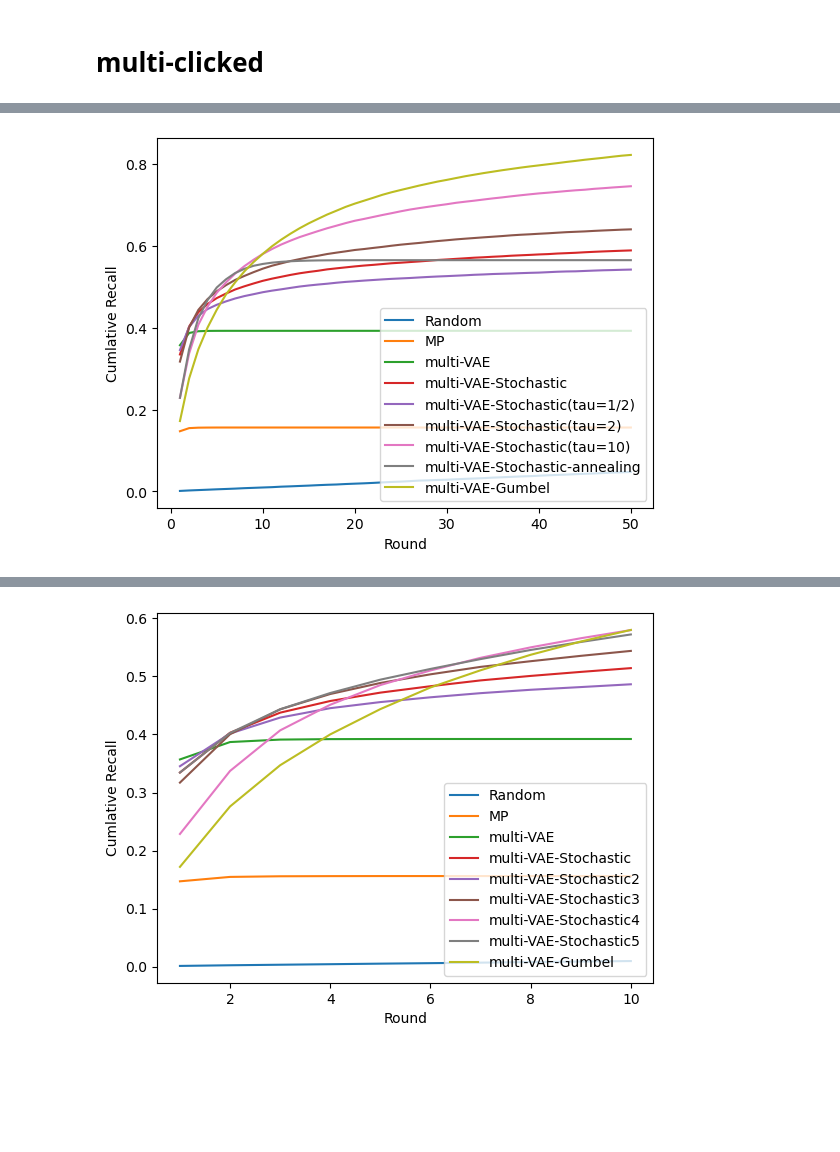
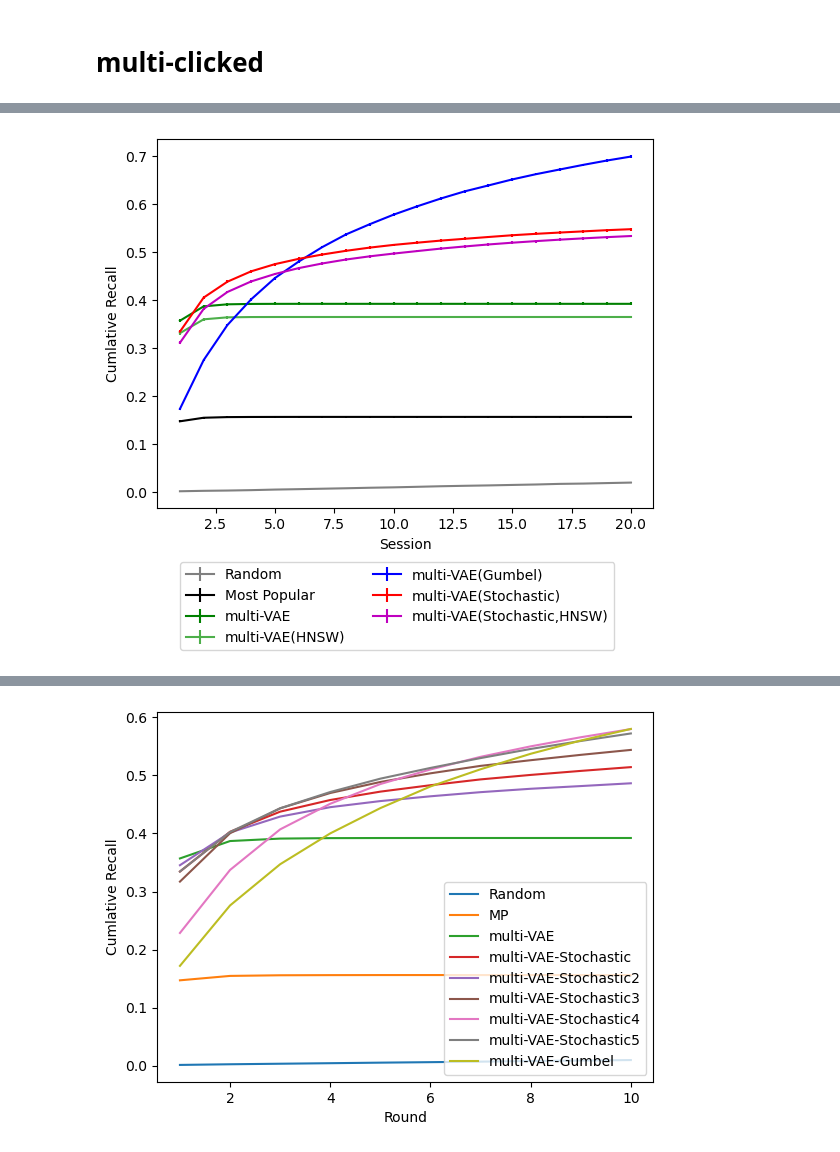
Before and after one commit to h-cno/vae-cf-pytorch, a Jupyter notebook: run-expectation.ipynb, the cells around one changed output, grey strips where cells are left out. Saved outputs shown, nothing was run; the diff lists cells and outputs as text; code cells hidden in the pictures; blank space fills up the shorter version.

```diff
--- a/run-expectation.ipynb
+++ b/run-expectation.ipynb
@@ -35,8 +36,8 @@ torch.manual_seed(seed)
 # %% [output]
 <torch._C.Generator at 0x...>
 # %%
-device= torch.device("cuda")
-# device = torch.device("cpu")
+# device= torch.device("cuda")
+device = torch.device("cpu")
 # %%
 # Load Data
 loader = data.DataLoader('ml-20m')
@@ -3979,28 +3945,63 @@ def evaluate_multi_rec(data_tr, data_te, n_sampling=1, n_rec=1, K=20):
 
     return methods_dic, users_dic
 # %%
-import matplotlib.pyplot as plt
-%matplotlib inline
+f_do_eval = False
+# f_do_eval = True
 
-Nrec= 50
+Nrec= 20
 K = 20
 Nsampling = 10
 
-methods_dic, users_dic = evaluate_multi_rec(test_data_tr, test_data_te, n_sampling=Nsampling, n_rec=Nrec, K=K)
+RESULT_SAVE_PATH = 'results/multi-clicked-K{}-NRec{}'.format(K, Nrec)
 
-n_test_users = users_dic['n_users']
+if not os.path.exists(RESULT_SAVE_PATH):
+    os.mkdir(RESULT_SAVE_PATH)
+
+metrics_dic = {
+    "ndcg@{}".format(K):[[] for _ in range(Nrec)],
+    # "recall@{}".format(K):[[] for _ in range(n_rec)],
+    # "precision@{}".format(K):[[] for _ in range(n_rec)],
+    "hit_rate@{}".format(K): [[] for _ in range(Nrec)],
+    "prediction_time": [[] for _ in range(Nrec)],
+    "cumulative_recall@{}".format(K): [[] for _ in range(Nrec)],
+}
+
+methods_dic = {
+    "Random":{"metrics":copy.deepcopy(metrics_dic),"alg_name":"Random","params":{}},
+    "Most Popular":{"metrics":copy.deepcopy(metrics_dic),"alg_name":"MostPopular","params":{}},
+    "multi-VAE":{"metrics":copy.deepcopy(metrics_dic),"alg_name":"multi-VAE","params":{}},
+    "multi-VAE(HNSW)":{"metrics":copy.deepcopy(metrics_dic),"alg_name":"multi-VAE-Faiss","params":{'beta':1, "faiss_index":index_hnsw}},
+    "multi-VAE(Gumbel)":{"metrics":copy.deepcopy(metrics_dic),"alg_name":"multi-VAE-Gumbel","params":{'beta':1}},
+    "multi-VAE(Stochastic)":{"metrics":copy.deepcopy(metrics_dic),"alg_name":"multi-VAE-Stochastic","params":{}},
+    "multi-VAE(Stochastic,HNSW)":{"metrics":copy.deepcopy(metrics_dic),"alg_name":"multi-VAE-Stochastic-Faiss","params":{"faiss_index":index_hnsw}},
+}
+
+if f_do_eval:
+    # results_dic, users_dic = evaluate_multi_rec(methods_dic, test_data_tr, test_data_te, n_sampling=Nsampling, n_rec=Nrec, K=K)
+
+    with open('{}/results_dic.pkl'.format(RESULT_SAVE_PATH), 'wb') as f:
+        pickle.dump(results_dic, f)
+    with open('{}/users_dic.pkl'.format(RESULT_SAVE_PATH), 'wb') as f:
+        pickle.dump(users_dic, f)
+else:
+    with open('{}/results_dic.pkl'.format(RESULT_SAVE_PATH), 'rb') as f:
+        results_dic = pickle.load(f)
+    with open('{}/users_dic.pkl'.format(RESULT_SAVE_PATH), 'rb') as f:
+        users_dic = pickle.load(f)
+
+n_test_users = np.sum(users_dic['n_batch_users'])
 
 method_names = list(methods_dic.keys())
 metric_names = list(methods_dic[method_names[0]]["metrics"].keys())
 
-print(metric_names)
 
 results_all = []
-for method_name, method_dic in methods_dic.items():
+for method_name, method_dic in results_dic.items():
     results = []
     for metric_name, metric_list in method_dic["metrics"].items():
         if metric_name == "prediction_time":
-            results.append("{:8f}({:8f})".format(np.sum(metric_list)/(n_test_users*Nrec), 0))
+            metric_list = np.array(metric_list)
+            results.append("{:8f}({:8f})".format(np.sum(metric_list)/(n_test_users*Nrec), np.std(np.dot(metric_list, np.diag(1/np.array(users_dic['n_batch_users']))))/np.sqrt(metric_list.shape[0]*metric_list.shape[1])))
         elif metric_name == "cumulative_recall@{}".format(K):
             metric_list = metric_list[-1]
             results.append("{:4f}({:4f})".format(np.mean(metric_list), np.std(metric_list)/np.sqrt(metric_list.shape[0])))
@@ -4017,19 +4018,47 @@ for method_name, method_dic in methods_dic.items():
 results_all = pd.DataFrame(results_all, columns=metric_names, index=method_names)
 print("All")
 print("n_test_users:{}".format(n_test_users))
-results_all.to_csv('results/run_{}recs_k{}_{}sampling_multiclicked'.format(Nrec, K, Nsampling))
-
+results_all.to_csv('{}/metrics.csv'.format(RESULT_SAVE_PATH))
 
 fig = plt.figure()
 ax = fig.add_subplot(1,1,1)
 ax.set_ylabel("Cumlative Recall")
-ax.set_xlabel("Round")
-for method_name, method_dic in methods_dic.items():
+ax.set_xlabel("Session")
+
+colors =  {
+    "Random" : "gray",
+    "Most Popular" : "black",
+    "multi-VAE" : "g",
+    "multi-VAE(HNSW)" : '#4daf4a',
+    "multi-VAE(Gumbel)" : "b",
+    "multi-VAE(Gumbel,HNSW)" : "c",
+    "multi-VAE(Stochastic)" : "r",
+    "multi-VAE(Stochastic,HNSW)" : "m",
+}
+markers =  {
+    "Random" : ",",
+    "Most Popular" : ".",
+    "multi-VAE" : "s",
+    "multi-VAE(HNSW)" : 'p',
+    "multi-VAE(Gumbel)" : "^",
+    "multi-VAE(Gumbel,HNSW)" : "v",
+    "multi-VAE(Stochastic)" : "x",
+    "multi-VAE(Stochastic,HNSW)" : "X",
+}
+
+for method_name, method_dic in results_dic.items():
     cumulative_recalls = method_dic["metrics"]["cumulative_recall@{}".format(K)]
-    ax.plot(np.arange(1,Nrec+1), np.mean(cumulative_recalls, axis=1), label=method_name)
-    ax.legend()
+    ax.errorbar(np.arange(1,Nrec+1), np.mean(cumulative_recalls, axis=1), yerr = np.std(cumulative_recalls, axis=1)/np.sqrt(len(cumulative_recalls[0])),
+                label=method_name,
+                color = colors[method_name],
+                # marker = markers[method_name],
+               )
+    # ax.legend()
+fig.legend(loc = 'outside lower center', ncol = 2, bbox_to_anchor=(0.5, -0.2, 0, 0))
+fig.savefig("{}/cum_rec.eps".format(RESULT_SAVE_PATH),format="eps", bbox_inches='tight')
+fig.savefig("{}/cum_rec.png".format(RESULT_SAVE_PATH),format="png", bbox_inches='tight')
 fig.show()
 
-# results_all = pd.read_csv('results/run_{}recs_k{}_{}sampling'.format(Nrec, K, Nsampling))
+
 results_all
 # %% [output]
@@ -4049 +4076 @@ n_test_users:9782
-[figure, old version]
+[figure, new version]
```
Also changed, not shown: parts of 15 cells of this notebook.
